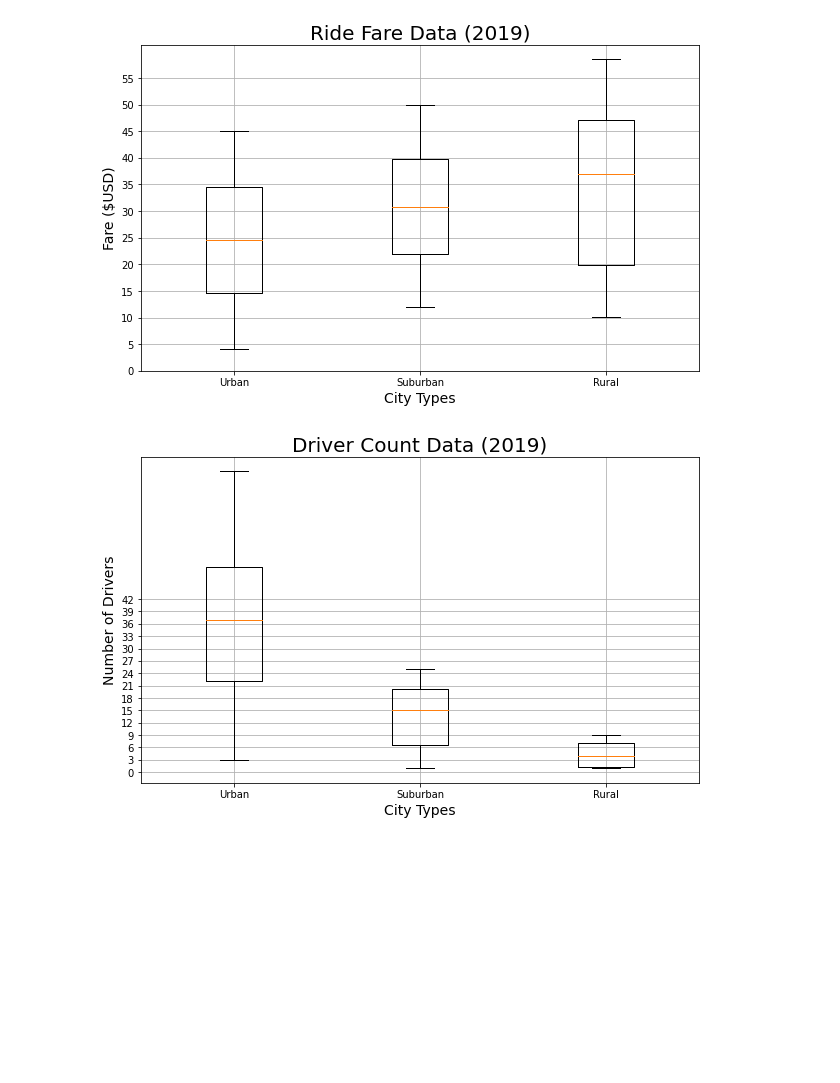
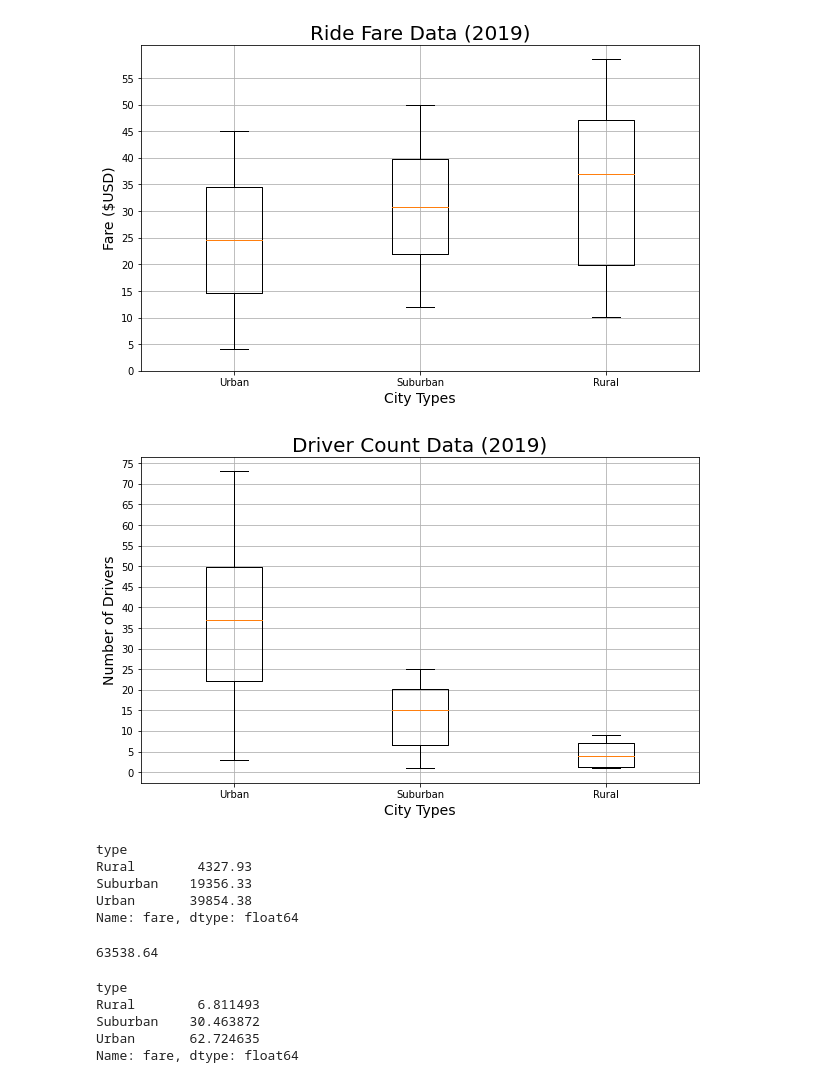
Before and after one commit to clminter/PyBer_Analysis, a Jupyter notebook: PyBer.ipynb, the cells around one changed output. Drawn from its saved outputs; the diff is of its cells as text; code cells hidden in the pictures; blank space fills up the shorter version.

Commit message:
Updated Pyber.ipynb and fig 4

```diff
--- a/PyBer.ipynb
+++ b/PyBer.ipynb
@@ -667,16 +667,42 @@ plt.show()
 # %%
 # Add all ride count box-and-whisker plots to the same graph.
 x_labels = ["Urban", "Suburban","Rural"]
 driver_count_data = [urban_driver_count, suburban_driver_count, rural_driver_count]
 fig, ax = plt.subplots(figsize=(10, 6))
 ax.set_title('Driver Count Data (2019)',fontsize=20)
 ax.set_ylabel('Number of Drivers',fontsize=14)
 ax.set_xlabel("City Types",fontsize=14)
 ax.boxplot(driver_count_data, labels=x_labels)
-ax.set_yticks(np.arange(0, 45, step=3.0))
+ax.set_yticks(np.arange(0, 80, step=5.0))
 ax.grid()
 # Save the figure.
 #plt.savefig("analysis/Fig4.png")
 plt.show()
 # %% [output]
-[figure, old version]
+[figure, new version]
+# %%
+# Get the sum of the fares for each city type.
+sum_fares_by_type = pyber_data_df.groupby(["type"]).sum()["fare"]
+sum_fares_by_type
+# %% [output]
+type
+Rural        4327.93
+Suburban    19356.33
+Urban       39854.38
+Name: fare, dtype: float64
+# %%
+# Get the sum of all the fares.
+total_fares = pyber_data_df["fare"].sum()
+total_fares
+# %% [output]
+63538.64
+# %%
+# Calculate the percentage of fare for each city type.
+type_percents = 100 * sum_fares_by_type / total_fares
+type_percents
+# %% [output]
+type
+Rural        6.811493
+Suburban    30.463872
+Urban       62.724635
+Name: fare, dtype: float64
```
Also changed, not shown: parts of 3 cells of this notebook, 2 other files.
